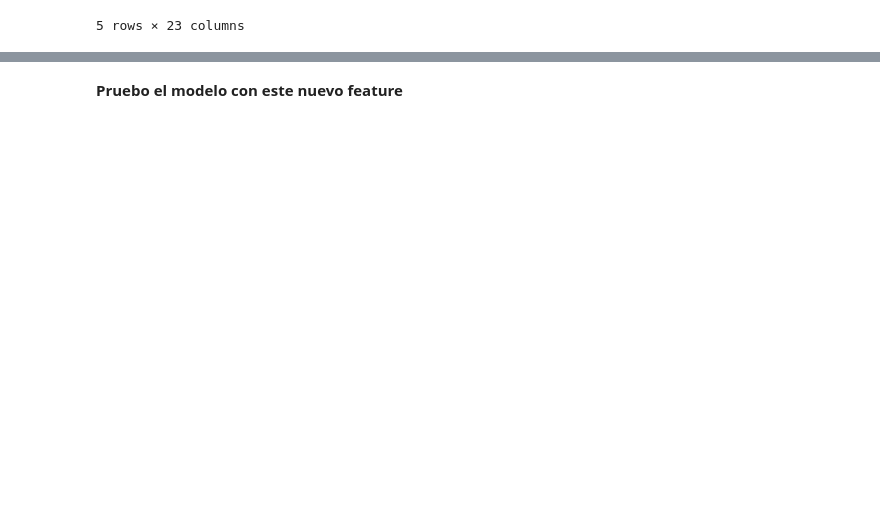
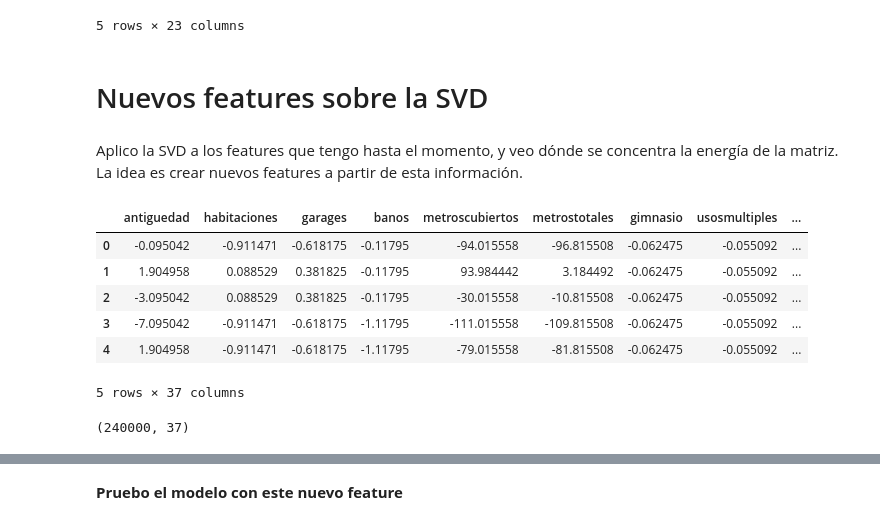
Before and after one commit to luctiz/Grupo43-TP2, a Jupyter notebook: TP2-Features-Soledad.ipynb, the cells around one changed output, grey strips where cells are left out. Cells and saved outputs as stored; diff of their text form; code cells hidden in the pictures; blank space fills up the shorter version.

```diff
--- a/TP2-Features-Soledad.ipynb
+++ b/TP2-Features-Soledad.ipynb
@@ -843,3 +193,7 @@ test.head()
 | 3 | 299321 | departamento en venta en acapulco | <p> raíces dv001 precioso departa... | Apartamento | - | Acapulco de Juárez | Guerrero | 2 | ... |
 | 4 | 173570 | bonita casa sola equipada de dos ... | <p>casa sola, bonita de dos rec&a... | Casa | CEDROS | Tultitlán | Edo. de México | 10 | ... |
 5 rows × 23 columns
+# %% [markdown]
+# Nuevos features sobre la SVD
+# %% [markdown]
+Aplico la SVD a los features que tengo hasta el momento, y veo dónde se concentra la energía de la matriz. La idea es crear nuevos features a partir de esta información.
@@ -845,0 +207,18 @@ test.head()
+# %%
+# Utilizo el set de datos con todos los features creados hasta el momento
+data_features = train[Numericos].join(dummies)
+#Centro los datos
+centered = data_features - data_features.mean()
+centered.head()
+# %% [output]
+|  | antiguedad | habitaciones | garages | banos | metroscubiertos | metrostotales | gimnasio | usosmultiples | ... |
+| 0 | -0.095042 | -0.911471 | -0.618175 | -0.11795 | -94.015558 | -96.815508 | -0.062475 | -0.055092 | ... |
+| 1 | 1.904958 | 0.088529 | 0.381825 | -0.11795 | 93.984442 | 3.184492 | -0.062475 | -0.055092 | ... |
+| 2 | -3.095042 | 0.088529 | 0.381825 | -0.11795 | -30.015558 | -10.815508 | -0.062475 | -0.055092 | ... |
+| 3 | -7.095042 | -0.911471 | -0.618175 | -1.11795 | -111.015558 | -109.815508 | -0.062475 | -0.055092 | ... |
+| 4 | 1.904958 | -0.911471 | -0.618175 | -1.11795 | -79.015558 | -81.815508 | -0.062475 | -0.055092 | ... |
+5 rows × 37 columns
+# %%
+centered.shape
+# %% [output]
+(240000, 37)
```
Also changed, not shown: parts of 196 cells of this notebook, 1 other file.
